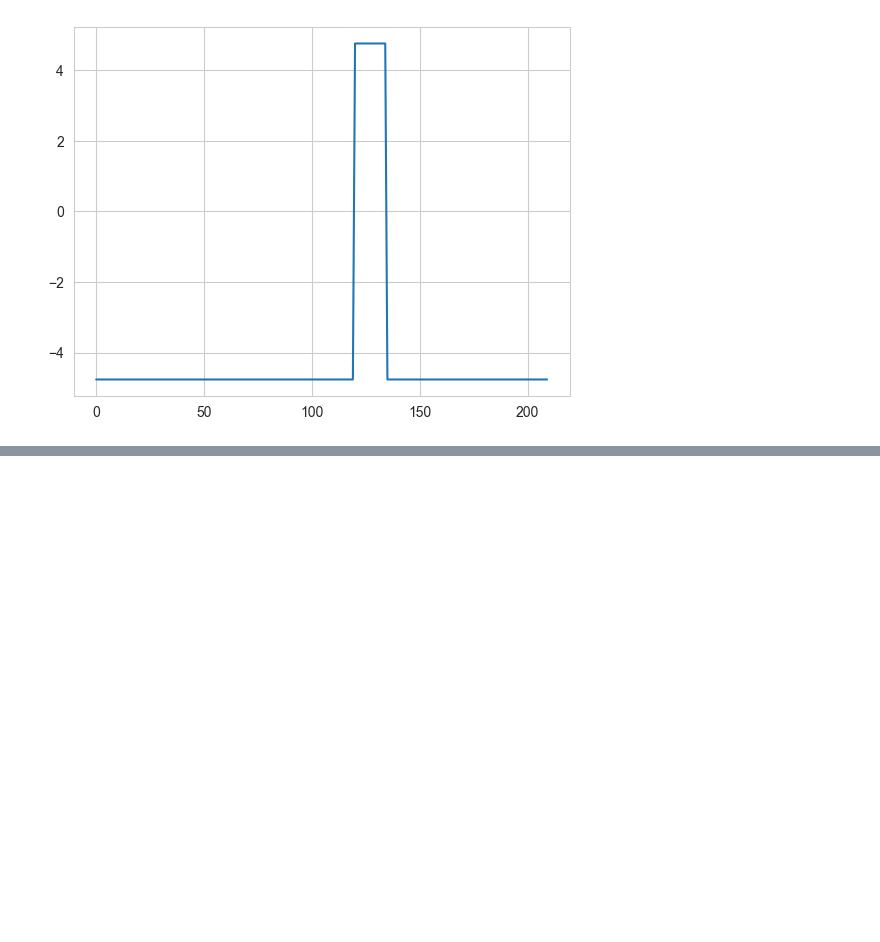
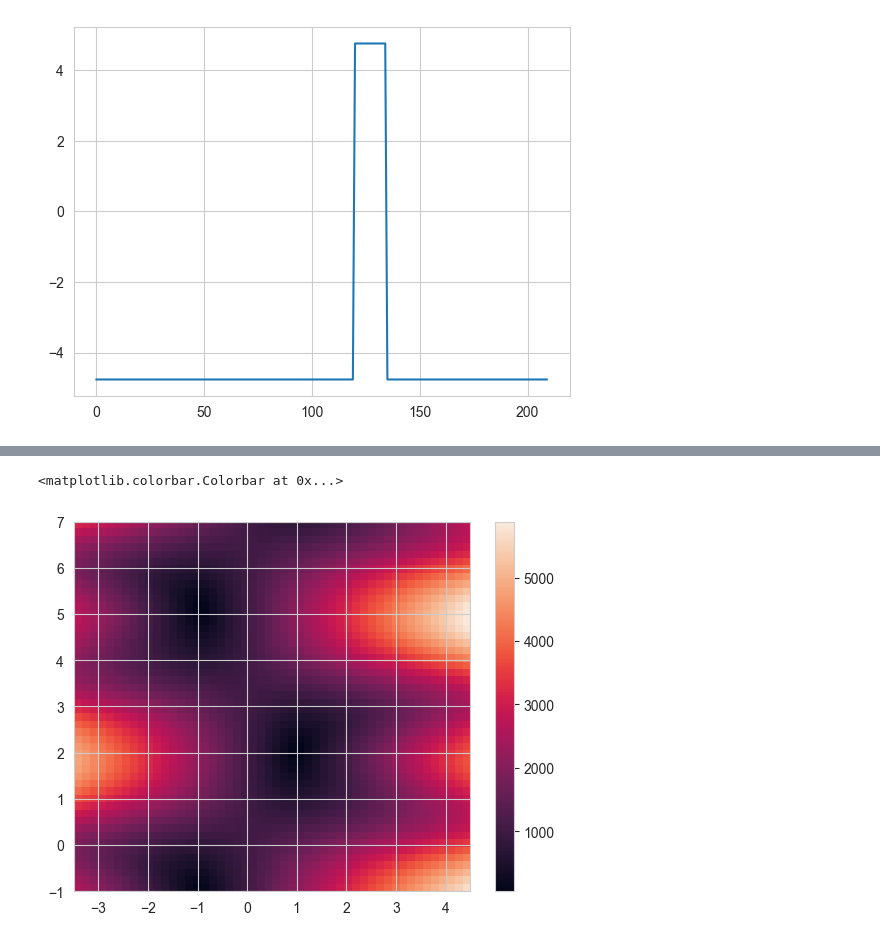
Before and after one commit to antoinecollet5/pyrtid, a Jupyter notebook: examples/regularization/dev/distributions.ipynb, the cells around one changed output, grey strips where cells are left out. Cells and saved outputs as stored; diff of their text form; code cells hidden in the pictures; blank space fills up the shorter version.

```diff
--- a/examples/regularization/dev/distributions.ipynb
+++ b/examples/regularization/dev/distributions.ipynb
@@ -550,0 +695,6 @@ plt.plot(grad_an)
+# %%
+plt.imshow(out_wasser, extent=extent, aspect="auto", origin="lower")
+plt.colorbar()
+# %% [output]
+<matplotlib.colorbar.Colorbar at 0x...>
+[figure, added]
```
Also changed, not shown: parts of 67 cells of this notebook.
